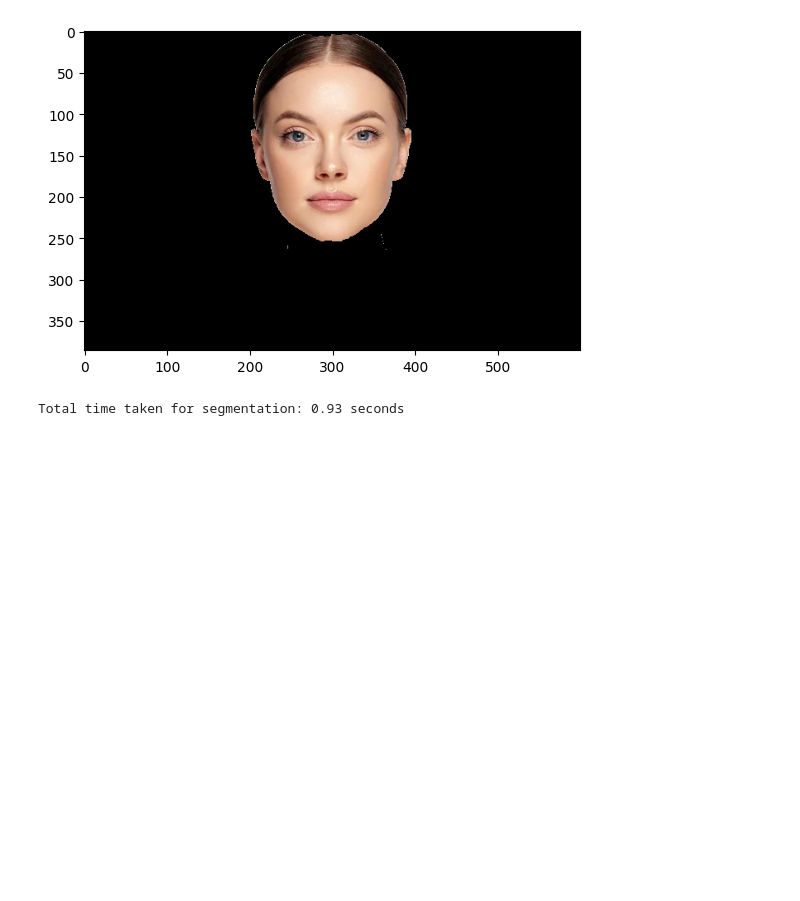
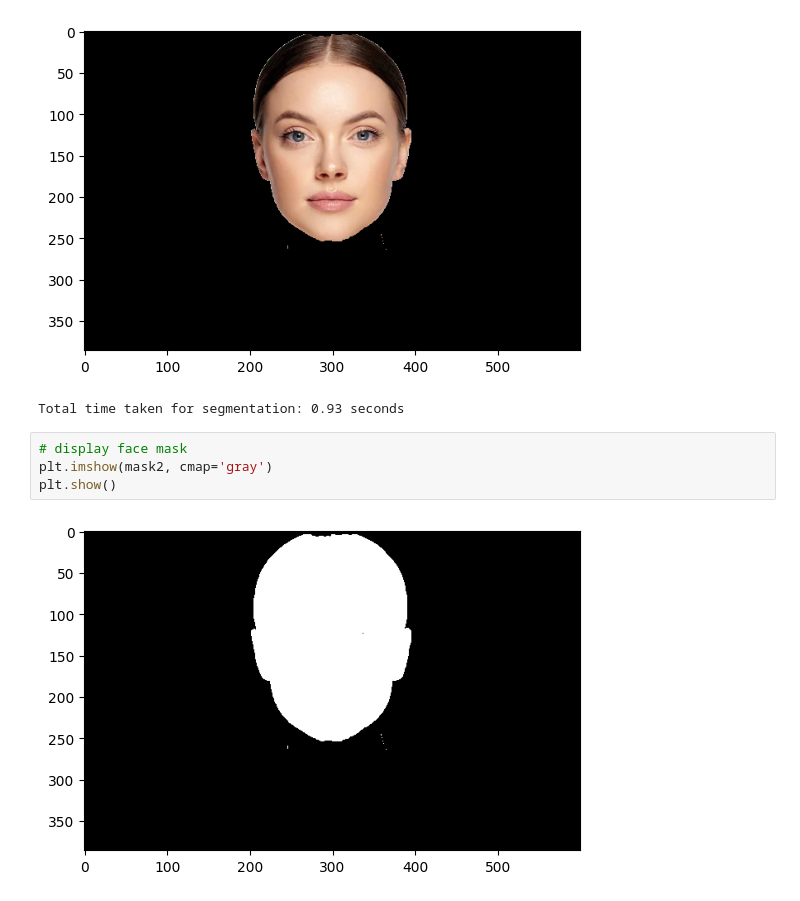
Before and after one commit to bhavberi/Face-Augmentation, a Jupyter notebook: src/main.ipynb, the cells around one changed output. Saved outputs shown, nothing was run; the diff lists cells and outputs as text; blank space fills up the shorter version.

```diff
--- a/src/main.ipynb
+++ b/src/main.ipynb
@@ -45,3 +45,9 @@ print(f"Total time taken for segmentation: {et-st:.2f} seconds")
 # %% [output]
 [figure]
 Total time taken for segmentation: 0.93 seconds
+# %%
+# display face mask
+plt.imshow(mask2, cmap='gray')
+plt.show()
+# %% [output]
+[figure, added]
```
Also changed, not shown: parts of 1 cell of this notebook.
